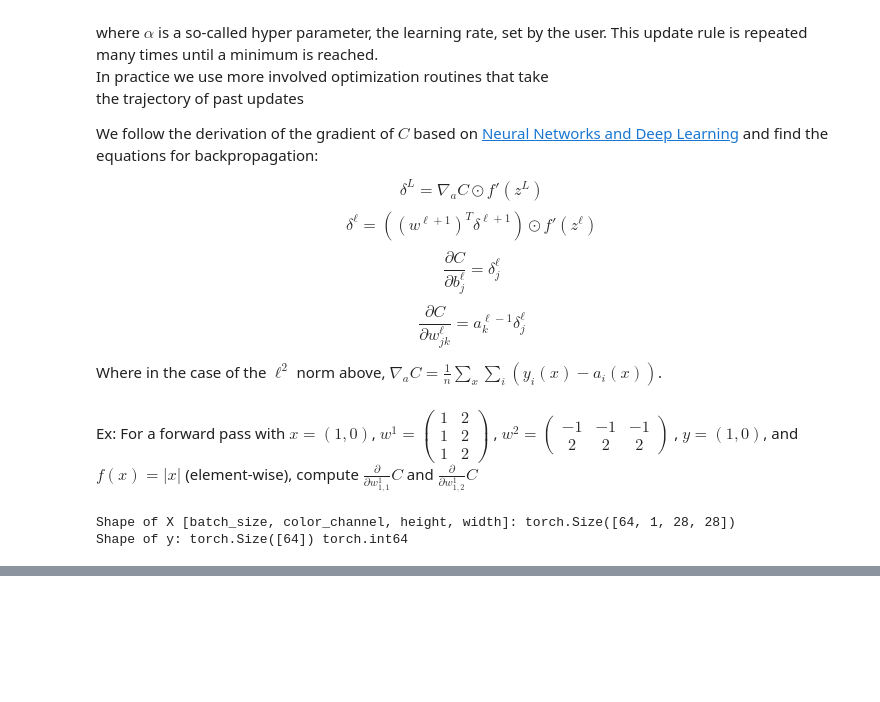
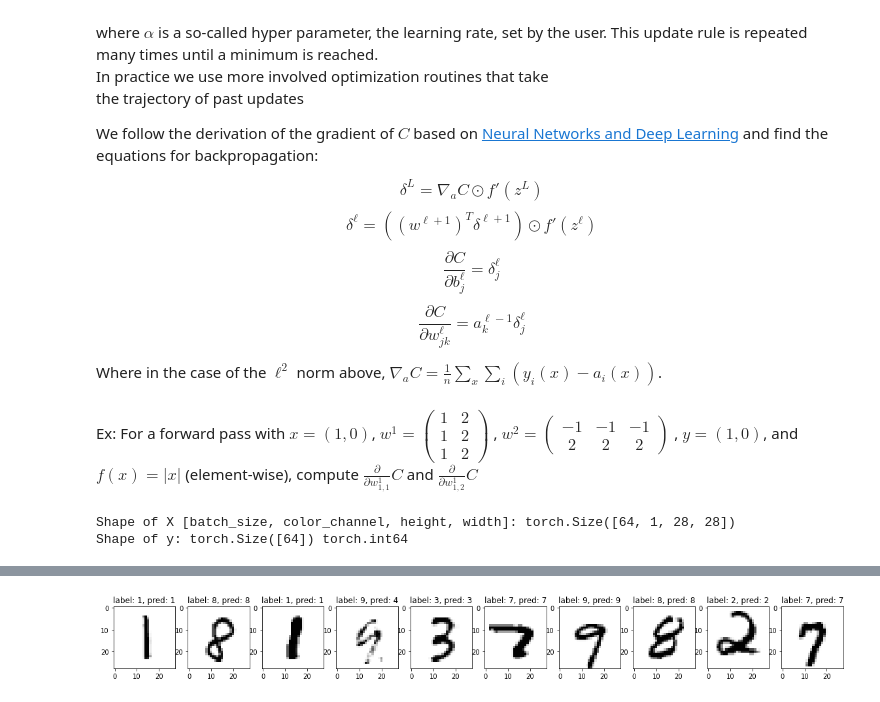
Before and after one commit to MMRES-PyBootcamp/MMRES-python-bootcamp2022, a Jupyter notebook: 13_Neural_Network101.ipynb, the cells around one changed output, grey strips where cells are left out. Cells and saved outputs as stored; diff of their text form; code cells hidden in the pictures; blank space fills up the shorter version.

```diff
--- a/13_Neural_Network101.ipynb
+++ b/13_Neural_Network101.ipynb
@@ -279,7 +299,0 @@ device = "cpu"
-# %%
-epochs = 5
-for t in range(epochs):
-    print(f"Epoch {t+1}\n-------------------------------")
-    train(train_dataloader, model, loss_fn, optimizer)
-    test(test_dataloader, model, loss_fn)
-print("Done!")
@@ -303,0 +300,11 @@ Done!
+# %%
+model0 = model.to("cpu")
+# %%
+fig, axs = plt.subplots(ncols=10, figsize=(20, 4))
+for i, pick in enumerate(np.random.randint(len(test_data),size=10)):
+    ax = axs[i]
+    ax.imshow(test_data[pick][0][0][0, :, :], cmap="Greys")
+    pred = model0(test_data[pick: pick+1][0][0][0]).argmax()
+    ax.set_title(f"label: {test_data[pick][1][0]}, pred: {pred}")
+# %% [output]
+[figure, added]
```
Also changed, not shown: parts of 13 cells of this notebook.
